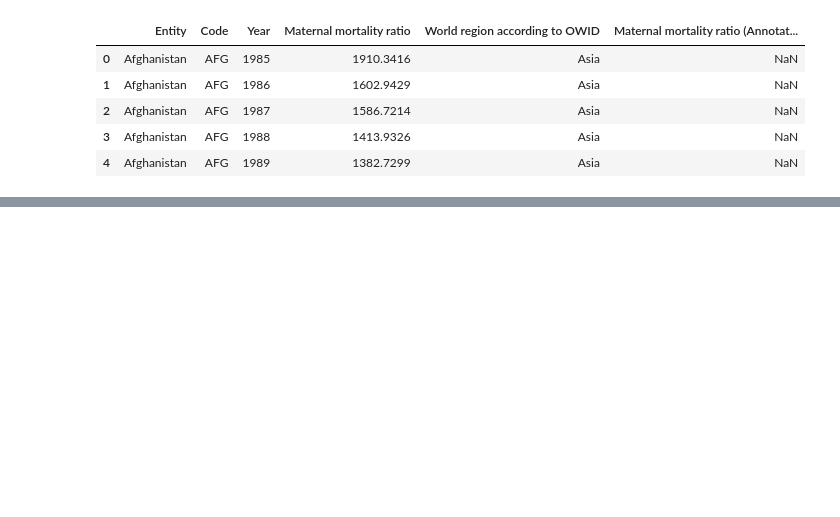
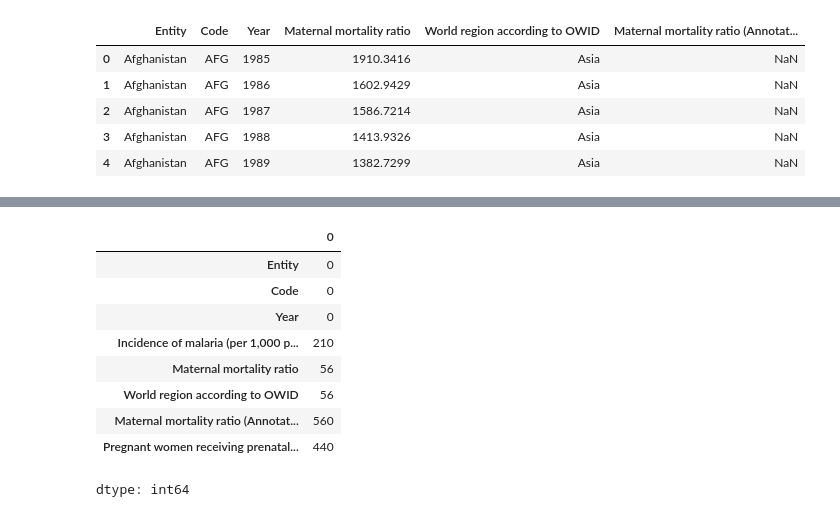
Before and after one commit to Cothilyba77/Projet_final_Force_N, a Jupyter notebook: Exploration de données.ipynb, the cells around one changed output, grey strips where cells are left out. Saved outputs shown, nothing was run; the diff lists cells and outputs as text; code cells hidden in the pictures; blank space fills up the shorter version.

```diff
--- a/Exploration de données.ipynb
+++ b/Exploration de données.ipynb
@@ -46,0 +105,13 @@ df_combined.head(50)
+# %%
+df_westafrica.isna().sum()
+# %% [output]
+|  | 0 |
+| Entity | 0 |
+| Code | 0 |
+| Year | 0 |
+| Incidence of malaria (per 1,000 p... | 210 |
+| Maternal mortality ratio | 56 |
+| World region according to OWID | 56 |
+| Maternal mortality ratio (Annotat... | 560 |
+| Pregnant women receiving prenatal... | 440 |
+dtype: int64
```
Also changed, not shown: parts of 7 cells of this notebook.
